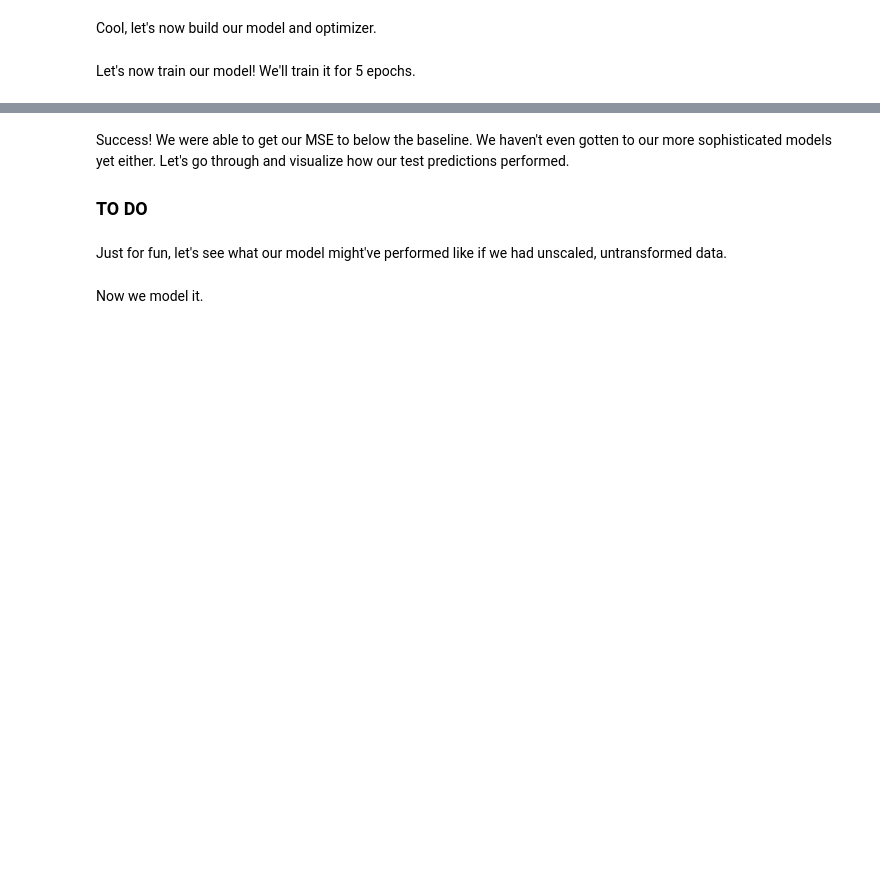
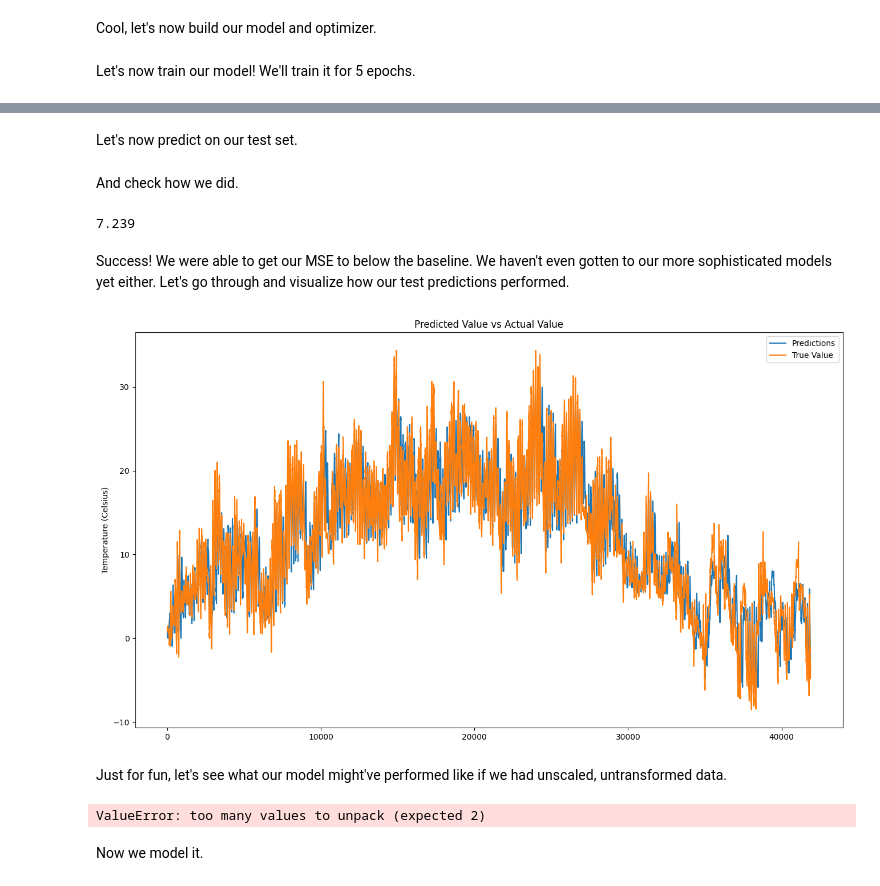
Before and after one commit to SullyRC/Weather-Forecasting-with-Pytorch, a Jupyter notebook: Pytorch Weather Forecast.ipynb, the cells around one changed output, grey strips where cells are left out. Saved outputs shown, nothing was run; the diff lists cells and outputs as text; code cells hidden in the pictures; blank space fills up the shorter version.

```diff
--- a/Pytorch Weather Forecast.ipynb
+++ b/Pytorch Weather Forecast.ipynb
@@ -565,6 +562,9 @@ def create_seq_data(df: pd.DataFrame, features: list, target: str, **kwargs) ->
         tuple of X and y
         """
 
+        # Read our scaler information
+        scaler_df = pd.read_csv("scaler_information.csv")
+
         # We'll check if we have a start index. If we do we add the slice window
         if index_range[0]:
             start_index = args['slice_window'] + args['k'] -1  + index_range[0]
@@ -578,24 +578,28 @@ def create_seq_data(df: pd.DataFrame, features: list, target: str, **kwargs) ->
             end_index = None
 
         # Now let's check what method of scaling we did, we'll check for target mean column
-        if f"{target}_mean" in df.columns:
+        if f"{target}_mean" in scaler_df.columns:
 
             # Get our mean and std to unscale
-            target_mean = np.array(df.iloc[start_index:end_index:args['iterator']][f"{target}_mean"])
-            target_std = np.array(df.iloc[start_index:end_index:args['iterator']][f"{target}_std"])
+            target_mean = np.array(scaler_df.iloc[start_index:end_index:args['iterator']][f"{target}_mean"])
+            target_std = np.array(scaler_df.iloc[start_index:end_index:args['iterator']][f"{target}_std"])
 
             # Now unscale the array
             unscaled = (array * target_std) + target_mean
 
-        # Otherwise we're min - max scaling
-        else:
+        # Otherwise check if we're min - max scaling
+        elif f"{target}_min" in scaler_df.columns:
             # Get our min and max to unscale
-            target_max = np.array(df.iloc[start_index:end_index:args['iterator']][f"{target}_max"])
-            target_min = np.array(df.iloc[start_index:end_index:args['iterator']][f"{target}_min"])
+            target_max = np.array(scaler_df.iloc[start_index:end_index:args['iterator']][f"{target}_max"])
+            target_min = np.array(scaler_df.iloc[start_index:end_index:args['iterator']][f"{target}_min"])
 
             # Now unscale the array
             unscaled = array*(target_max - target_min) + target_min
 
+        # Otherwise we're not scaling
+        else:
+            unscaled = array
+
         return np.round(unscaled, decimals=2)
 
     return X, y, unscale_data
@@ -761,3 +765,17 @@ def test(dataloader, model, loss_fn):
+# %%
+def predict(dataloader, model):
+    size = len(dataloader.dataset)
+    num_batches = len(dataloader)
+    model.eval()
+    predictions = torch.tensor([]).to(device)
+    with torch.no_grad():
+        # Progress bar
+        loop = tqdm(dataloader)
+        for X, y in loop:
+            X, y = X.to(device), y.to(device)
+            predictions = torch.cat([predictions, model(X)])
+
+    return predictions.reshape((-1)).to('cpu').numpy()
 # %% [markdown]
 Finally let's assign our loss function.
 # %%
@@ -823,11 +861,32 @@ for epoch in range(epochs):
+# %% [markdown]
+Let's now predict on our test set.
+# %%
+predictions = predict(test_loader, my_lstm)
+# %% [markdown]
+And check how we did.
+# %%
+round(mean_squared_error(
+    unscale_data(predictions,(val_cutoff,None)),
+    unscale_data(y_test[:,0],(val_cutoff,None))),
+      3)
+# %% [output]
+7.239
 # %% [markdown]
 Success! We were able to get our MSE to below the baseline. We haven't even gotten to our more sophisticated models yet either. Let's go through and visualize how our test predictions performed.
-
-### TO DO
+# %%
+plt.figure(figsize=(16,9))
+plt.plot(range(predictions.shape[0]),unscale_data(predictions,(val_cutoff,None)),label='Predictions')
+plt.plot(range(y_test.shape[0]),unscale_data(y_test[:,0],(val_cutoff,None)), label='True Value')
+plt.title('Predicted Value vs Actual Value')
+plt.ylabel('Temperature (Celsius)')
+plt.legend()
+plt.show()
+# %% [output]
+[figure, added]
 # %% [markdown]
 Just for fun, let's see what our model might've performed like if we had unscaled, untransformed data.
 # %%
-X_raw, y_raw = create_seq_data(df, df.columns[1:],'temperature')
+X_raw, y_raw, unscale_data = create_seq_data(df, df.columns[1:],'temperature')
 X_train_raw, X_test_raw = X_raw[:record_cutoff,:,:],X_raw[record_cutoff:,:,:]
 y_train_raw, y_test_raw = y_raw[:record_cutoff,:], y_raw[record_cutoff:,:]
 
@@ -838,6 +897,8 @@ test_dataset_raw = CustomDataset(X_test_raw, y_test_raw)
 # and loader
 train_loader_raw = DataLoader(train_dataset_raw, batch_size=128, shuffle=True)
 test_loader_raw = DataLoader(test_dataset_raw, batch_size=128, shuffle=False)
+# %% [output]
+ValueError: too many values to unpack (expected 2)
 # %% [markdown]
 Now we model it.
 # %%
```
Also changed, not shown: parts of 19 cells of this notebook, 1 other file.
